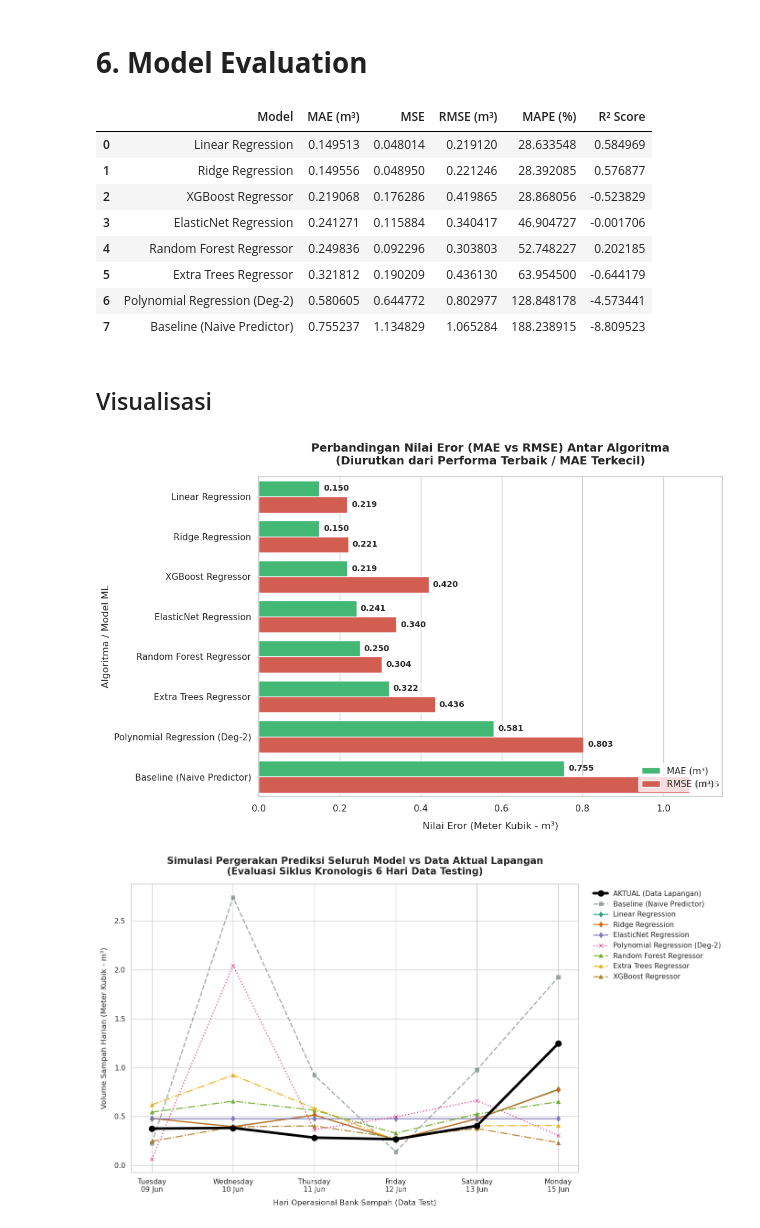
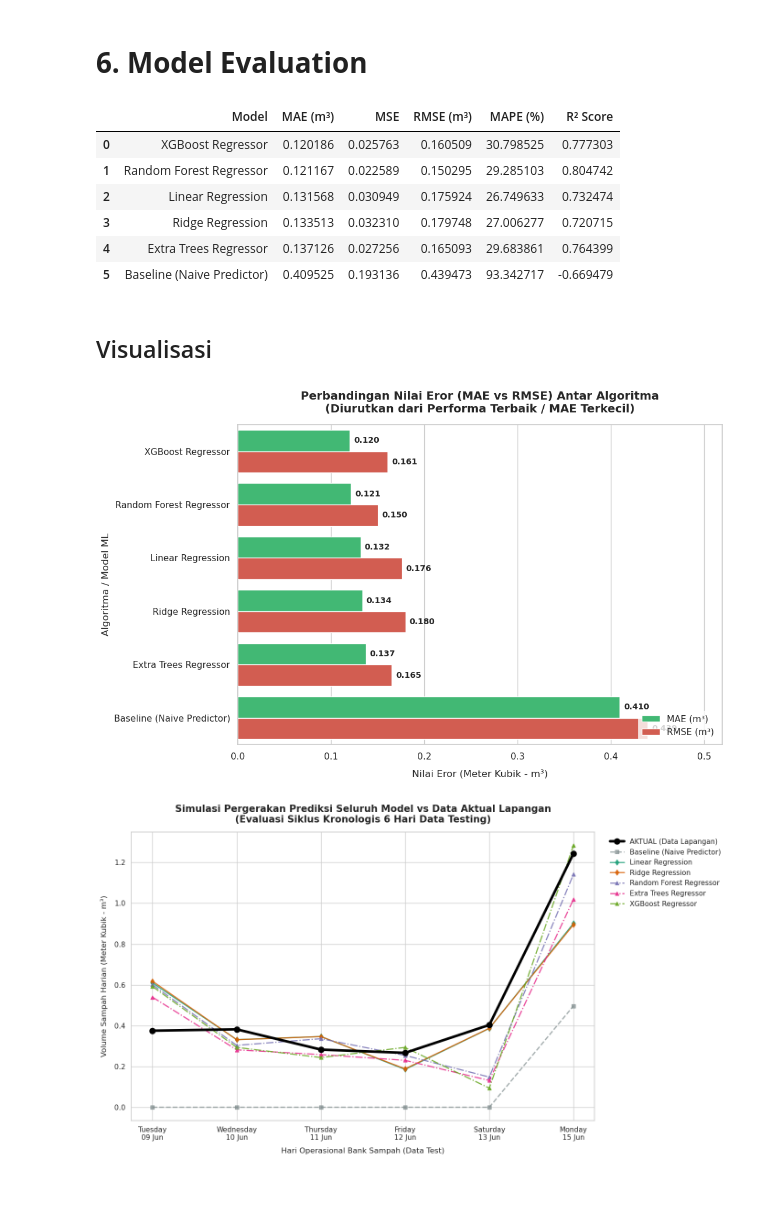
Before and after one commit to mdprsty16/waste-management-stack, a Jupyter notebook: apps/ml-build/notebooks/02_experiment_modelling.ipynb, the cells around one changed output. Drawn from its saved outputs; the diff is of its cells as text; code cells hidden in the pictures; blank space fills up the shorter version.

```diff
--- a/apps/ml-build/notebooks/02_experiment_modelling.ipynb
+++ b/apps/ml-build/notebooks/02_experiment_modelling.ipynb
@@ -97,10 +92,28 @@ Passing `palette` without assigning `hue` is deprecated and will be removed in v
 # %%
 df_model["is_saturday"] = (df_model["nama_hari"] == "Saturday").astype(int)
 df_model["is_low_traffic"] = df_model["nama_hari"].isin(["Wednesday", "Friday"]).astype(int)
+df_model["is_monday"] = (df_model["nama_hari"] == "Monday").astype(int)
+df_model["is_tuesday"] = (df_model["nama_hari"] == "Tuesday").astype(int)
 
+df_model["lag_1d"] = df_model["volume_m3"].shift(1)
+df_model["lag_6d"] = df_model["volume_m3"].shift(6)
 df_model["lag_9d"] = df_model["volume_m3"].shift(9)
 
+df_model["rolling_3d"] = df_model["lag_1d"].rolling(window=3).mean()
 df_model["ewm_3d"] = df_model["volume_m3"].shift(1).ewm(span=3).mean()
+
+df_model["monday_weekend_interaction"] = df_model["is_monday"] * df_model["lag_1d"]
+
+df_model["tuesday_monday_lag_interaction"] = df_model["is_tuesday"] * df_model["lag_1d"]
+
+df_model["volume_acceleration"] = df_model["lag_1d"] / (df_model["rolling_3d"] + 1e-5)
+
+df_model["lag_10d"] = df_model["volume_m3"].shift(10)
+
+df_model["is_wednesday"] = (df_model["nama_hari"] == "Wednesday").astype(int)
+df_model["is_friday"] = (df_model["nama_hari"] == "Friday").astype(int)
+
+df_model["rolling_std_3d"] = df_model["lag_1d"].rolling(window=3).std()
 
 df_model_final = df_model.dropna().reset_index(drop=True)
 
@@ -112,5 +261,10 @@ Data bersih siap pakai: 34 baris (setelah drop NaN akibat lag).
 # %%
-fitur = ["is_monday", "is_saturday", "is_low_traffic", "lag_6d", "lag_9d", "ewm_3d"]
+fitur = [
+    "monday_weekend_interaction",
+    "lag_10d",
+    "volume_acceleration",
+    "is_friday",
+]
 
 X = df_model_final[fitur]
 y_log = df_model_final["log_volume_m3"]
@@ -140,10 +294,6 @@ Fitur aktif yang digunakan model: ['is_monday', 'is_saturday', 'is_low_traffic',
 models = {
     "Linear Regression": LinearRegression(),
     "Ridge Regression": Ridge(alpha=0.1),
-    "ElasticNet Regression": ElasticNet(alpha=1.0, l1_ratio=0.5),
-    "Polynomial Regression (Deg-2)": make_pipeline(
-        PolynomialFeatures(degree=2), LinearRegression()
-    ),
     "Random Forest Regressor": RandomForestRegressor(
         n_estimators=100, random_state=42
     ),
@@ -157,7 +307,7 @@ models = {
 
 results = []
 
-y_pred_naive_orig = np.expm1(X_test["lag_6d"])
+y_pred_naive_orig = np.expm1(X_test["monday_weekend_interaction"])
 
 results.append(
     {
@@ -213,14 +363,12 @@ df_results = df_results.sort_values(by="MAE (m³)", ascending=True).reset_index(
 display(df_results.style.highlight_min(subset=["MAE (m³)", "RMSE (m³)", "MAPE (%)"], color="black"))
 # %% [output]
 |  | Model | MAE (m³) | MSE | RMSE (m³) | MAPE (%) | R² Score |
-| 0 | Linear Regression | 0.149513 | 0.048014 | 0.219120 | 28.633548 | 0.584969 |
-| 1 | Ridge Regression | 0.149556 | 0.048950 | 0.221246 | 28.392085 | 0.576877 |
-| 2 | XGBoost Regressor | 0.219068 | 0.176286 | 0.419865 | 28.868056 | -0.523829 |
-| 3 | ElasticNet Regression | 0.241271 | 0.115884 | 0.340417 | 46.904727 | -0.001706 |
-| 4 | Random Forest Regressor | 0.249836 | 0.092296 | 0.303803 | 52.748227 | 0.202185 |
-| 5 | Extra Trees Regressor | 0.321812 | 0.190209 | 0.436130 | 63.954500 | -0.644179 |
-| 6 | Polynomial Regression (Deg-2) | 0.580605 | 0.644772 | 0.802977 | 128.848178 | -4.573441 |
-| 7 | Baseline (Naive Predictor) | 0.755237 | 1.134829 | 1.065284 | 188.238915 | -8.809523 |
+| 0 | XGBoost Regressor | 0.120186 | 0.025763 | 0.160509 | 30.798525 | 0.777303 |
+| 1 | Random Forest Regressor | 0.121167 | 0.022589 | 0.150295 | 29.285103 | 0.804742 |
+| 2 | Linear Regression | 0.131568 | 0.030949 | 0.175924 | 26.749633 | 0.732474 |
+| 3 | Ridge Regression | 0.133513 | 0.032310 | 0.179748 | 27.006277 | 0.720715 |
+| 4 | Extra Trees Regressor | 0.137126 | 0.027256 | 0.165093 | 29.683861 | 0.764399 |
+| 5 | Baseline (Naive Predictor) | 0.409525 | 0.193136 | 0.439473 | 93.342717 | -0.669479 |
 # %% [markdown]
 ## Visualisasi
 # %%
@@ -262,7 +410,7 @@ plt.tight_layout()
 
 plt.show()
 # %% [output]
-[figure, old version]
+[figure, new version]
 # %%
 sns.set_theme(style="whitegrid")
 plt.figure(figsize=(14, 8))
@@ -282,7 +430,7 @@ plt.plot(
     zorder=10,
 )
 
-y_pred_naive_orig = np.expm1(X_test["lag_6d"])
+y_pred_naive_orig = np.expm1(X_test["monday_weekend_interaction"])
 plt.plot(
     x_labels,
     y_pred_naive_orig,
@@ -316,31 +464,31 @@ for (name, model), color in zip(models.items(), colors):
         y_pred_orig,
         label=name,
         color=color,
         linestyle=linestyle,
         linewidth=1.8,
         marker=marker,
         alpha=0.85,
     )
 
 plt.title(
     "Simulasi Pergerakan Prediksi Seluruh Model vs Data Aktual Lapangan\n(Evaluasi Siklus Kronologis 6 Hari Data Testing)",
     fontsize=15,
     fontweight="bold",
     pad=15,
 )
 plt.xlabel("Hari Operasional Bank Sampah (Data Test)", fontsize=12, labelpad=10)
 plt.ylabel("Volume Sampah Harian (Meter Kubik - m³)", fontsize=12, labelpad=10)
 
 plt.legend(
     loc="upper left",
     bbox_to_anchor=(1.02, 1),
     frameon=True,
     facecolor="white",
     edgecolor="none",
     fontsize=11,
 )
 
 plt.tight_layout()
 plt.show()
 # %% [output]
-[figure, old version]
+[figure, new version]
```
Also changed, not shown: parts of 9 cells of this notebook, 2 other files.
